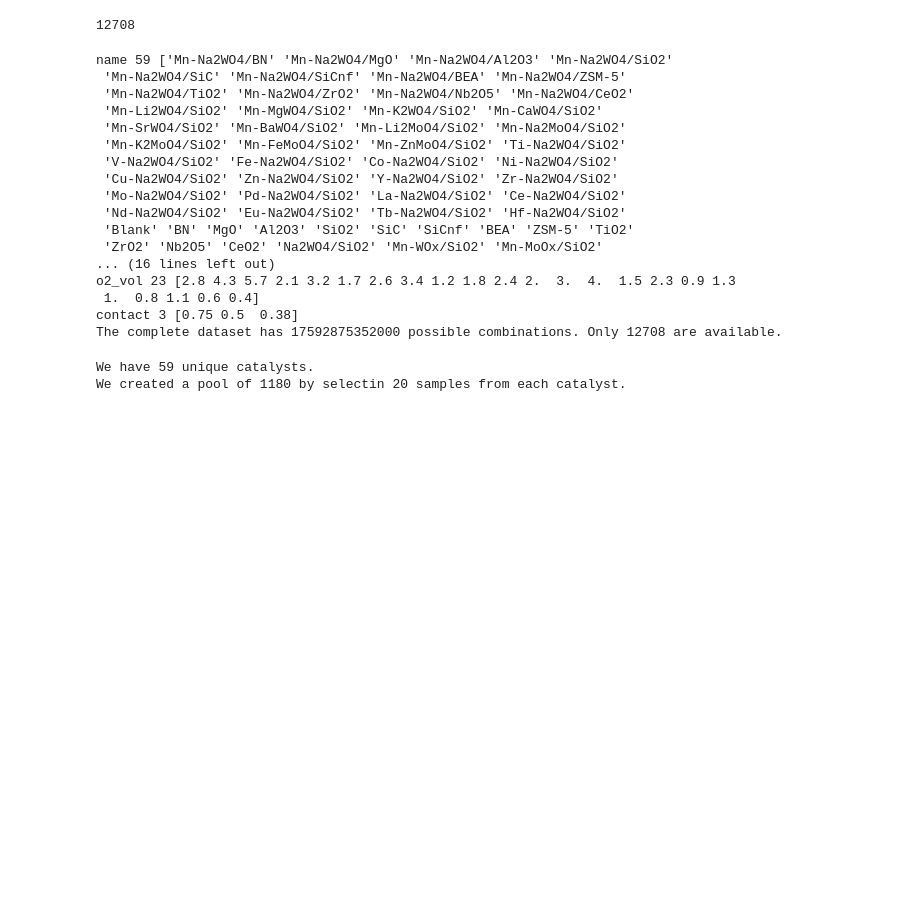
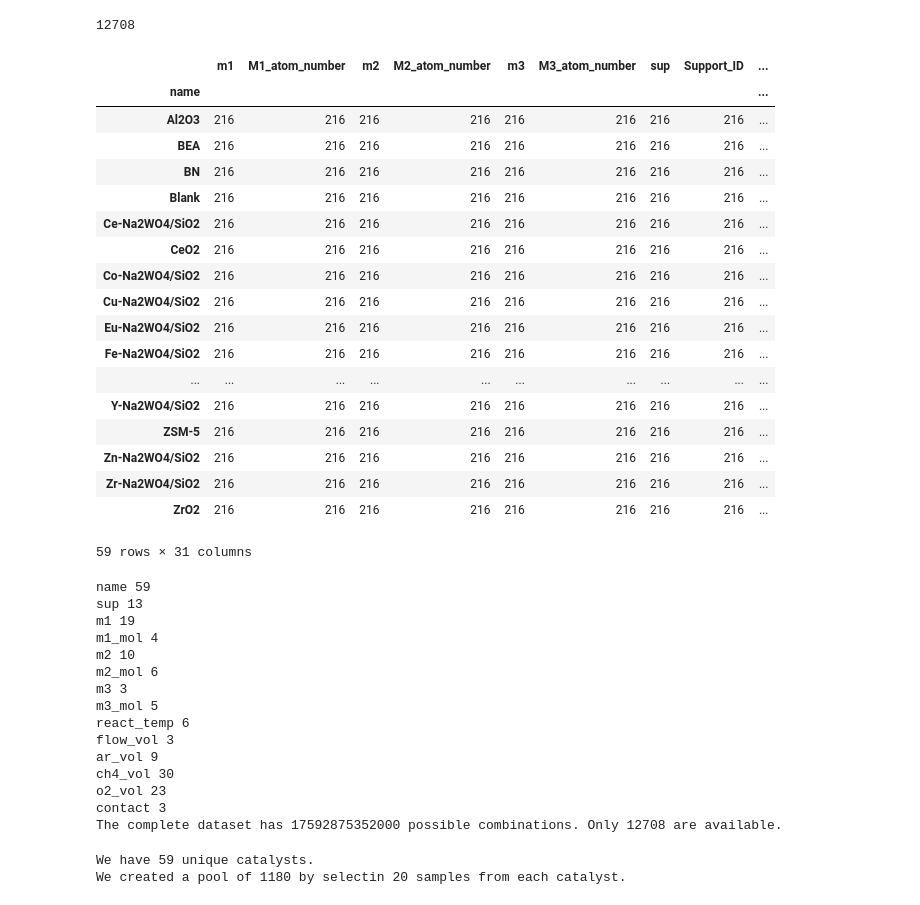
Before and after one commit to ur-whitelab/BO-LIFT, a Jupyter notebook: paper/dataset/make_ocm_dataset.ipynb, the cells around one changed output. Cells and saved outputs as stored; diff of their text form; code cells hidden in the pictures; blank space fills up the shorter version.

```diff
--- a/paper/dataset/make_ocm_dataset.ipynb
+++ b/paper/dataset/make_ocm_dataset.ipynb
@@ -61,30 +61,51 @@ prompt_template = "To synthesize {name}, {sup} (1.0 g) was impregnated with 4.5
 df = pd.read_csv('oxidative_methane_coupling.csv')
 df.rename(columns=name_dict, inplace=True)
 keys = df.keys()
+# %%
+# df.groupby(['name', 'm1', 'M1_atom_number', 'm2', 'M2_atom_number', 'm3', 'M3_atom_number', 'sup', 'Support_ID', 'M2_mol', 'M3_mol', 'm1_mol', 'm2_mol', 'm3_mol']).count()
+df.groupby(['name']).count()
+# %% [output]
+|  | m1 | M1_atom_number | m2 | M2_atom_number | m3 | M3_atom_number | sup | Support_ID | ... |
+| name |  |  |  |  |  |  |  |  | ... |
+| Al2O3 | 216 | 216 | 216 | 216 | 216 | 216 | 216 | 216 | ... |
+| BEA | 216 | 216 | 216 | 216 | 216 | 216 | 216 | 216 | ... |
+| BN | 216 | 216 | 216 | 216 | 216 | 216 | 216 | 216 | ... |
+| Blank | 216 | 216 | 216 | 216 | 216 | 216 | 216 | 216 | ... |
+| Ce-Na2WO4/SiO2 | 216 | 216 | 216 | 216 | 216 | 216 | 216 | 216 | ... |
+| CeO2 | 216 | 216 | 216 | 216 | 216 | 216 | 216 | 216 | ... |
+| Co-Na2WO4/SiO2 | 216 | 216 | 216 | 216 | 216 | 216 | 216 | 216 | ... |
+| Cu-Na2WO4/SiO2 | 216 | 216 | 216 | 216 | 216 | 216 | 216 | 216 | ... |
+| Eu-Na2WO4/SiO2 | 216 | 216 | 216 | 216 | 216 | 216 | 216 | 216 | ... |
+| Fe-Na2WO4/SiO2 | 216 | 216 | 216 | 216 | 216 | 216 | 216 | 216 | ... |
+| ... | ... | ... | ... | ... | ... | ... | ... | ... | ... |
+| Y-Na2WO4/SiO2 | 216 | 216 | 216 | 216 | 216 | 216 | 216 | 216 | ... |
+| ZSM-5 | 216 | 216 | 216 | 216 | 216 | 216 | 216 | 216 | ... |
+| Zn-Na2WO4/SiO2 | 216 | 216 | 216 | 216 | 216 | 216 | 216 | 216 | ... |
+| Zr-Na2WO4/SiO2 | 216 | 216 | 216 | 216 | 216 | 216 | 216 | 216 | ... |
+| ZrO2 | 216 | 216 | 216 | 216 | 216 | 216 | 216 | 216 | ... |
+59 rows × 31 columns
 # %%
 p=1
 for k in name_dict.values():
     u = df[k].unique()
     p *= len(u)
-    print(k, len(u), u)
+    print(k, len(u))
 print(f"The complete dataset has {p} possible combinations. Only {len(df)} are available.")
 # %% [output]
-name 59 ['Mn-Na2WO4/BN' 'Mn-Na2WO4/MgO' 'Mn-Na2WO4/Al2O3' 'Mn-Na2WO4/SiO2'
- 'Mn-Na2WO4/SiC' 'Mn-Na2WO4/SiCnf' 'Mn-Na2WO4/BEA' 'Mn-Na2WO4/ZSM-5'
- 'Mn-Na2WO4/TiO2' 'Mn-Na2WO4/ZrO2' 'Mn-Na2WO4/Nb2O5' 'Mn-Na2WO4/CeO2'
- 'Mn-Li2WO4/SiO2' 'Mn-MgWO4/SiO2' 'Mn-K2WO4/SiO2' 'Mn-CaWO4/SiO2'
- 'Mn-SrWO4/SiO2' 'Mn-BaWO4/SiO2' 'Mn-Li2MoO4/SiO2' 'Mn-Na2MoO4/SiO2'
- 'Mn-K2MoO4/SiO2' 'Mn-FeMoO4/SiO2' 'Mn-ZnMoO4/SiO2' 'Ti-Na2WO4/SiO2'
- 'V-Na2WO4/SiO2' 'Fe-Na2WO4/SiO2' 'Co-Na2WO4/SiO2' 'Ni-Na2WO4/SiO2'
- 'Cu-Na2WO4/SiO2' 'Zn-Na2WO4/SiO2' 'Y-Na2WO4/SiO2' 'Zr-Na2WO4/SiO2'
- 'Mo-Na2WO4/SiO2' 'Pd-Na2WO4/SiO2' 'La-Na2WO4/SiO2' 'Ce-Na2WO4/SiO2'
- 'Nd-Na2WO4/SiO2' 'Eu-Na2WO4/SiO2' 'Tb-Na2WO4/SiO2' 'Hf-Na2WO4/SiO2'
- 'Blank' 'BN' 'MgO' 'Al2O3' 'SiO2' 'SiC' 'SiCnf' 'BEA' 'ZSM-5' 'TiO2'
- 'ZrO2' 'Nb2O5' 'CeO2' 'Na2WO4/SiO2' 'Mn-WOx/SiO2' 'Mn-MoOx/SiO2'
-... (16 lines left out)
-o2_vol 23 [2.8 4.3 5.7 2.1 3.2 1.7 2.6 3.4 1.2 1.8 2.4 2.  3.  4.  1.5 2.3 0.9 1.3
- 1.  0.8 1.1 0.6 0.4]
-contact 3 [0.75 0.5  0.38]
+name 59
+sup 13
+m1 19
+m1_mol 4
+m2 10
+m2_mol 6
+m3 3
+m3_mol 5
+react_temp 6
+flow_vol 3
+ar_vol 9
+ch4_vol 30
+o2_vol 23
+contact 3
 The complete dataset has 17592875352000 possible combinations. Only 12708 are available.
 # %%
 print(f"We have {len(df['name'].unique())} unique catalysts.")
```
Also changed, not shown: 16 other files.
